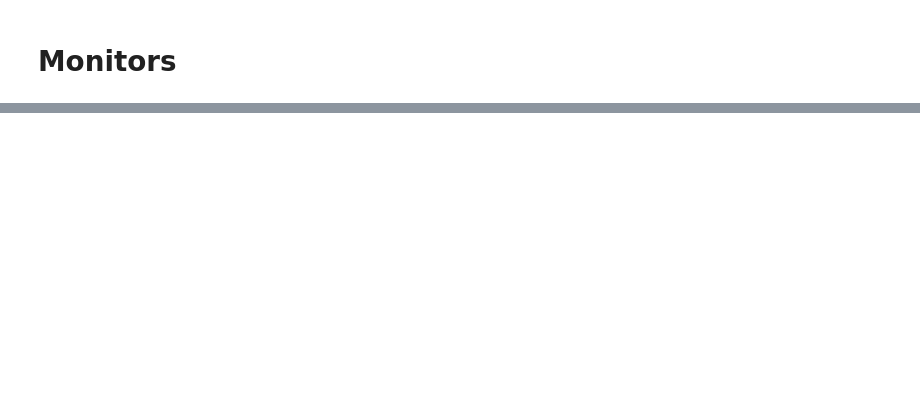
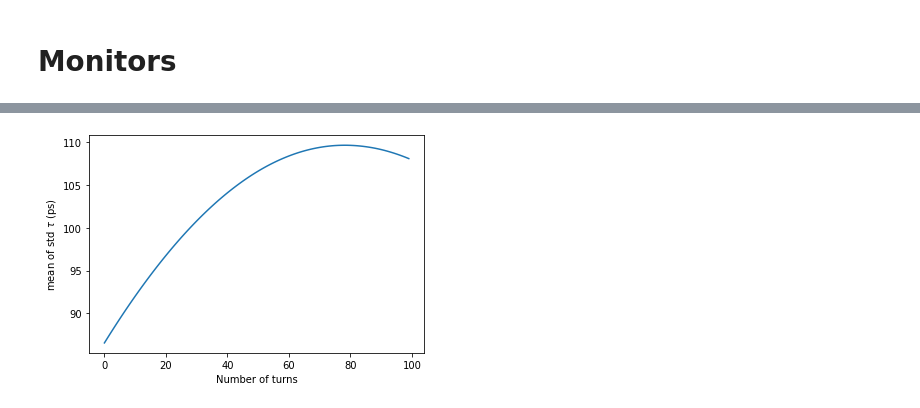
Before and after one commit to GamelinAl/mbtrack2_examples, a Jupyter notebook: mbtrack2_demo.ipynb, the cells around one changed output, grey strips where cells are left out. Cells and saved outputs as stored; diff of their text form; code cells hidden in the pictures; blank space fills up the shorter version.

```diff
--- a/mbtrack2_demo.ipynb
+++ b/mbtrack2_demo.ipynb
@@ -500,0 +490,4 @@ with open("test.py", "w") as text_file:
+# %%
+fig = plot_beamdata("tracking.hdf5","std","tau","mean")
+# %% [output]
+[figure, added]
```
Also changed, not shown: parts of 31 cells of this notebook.
